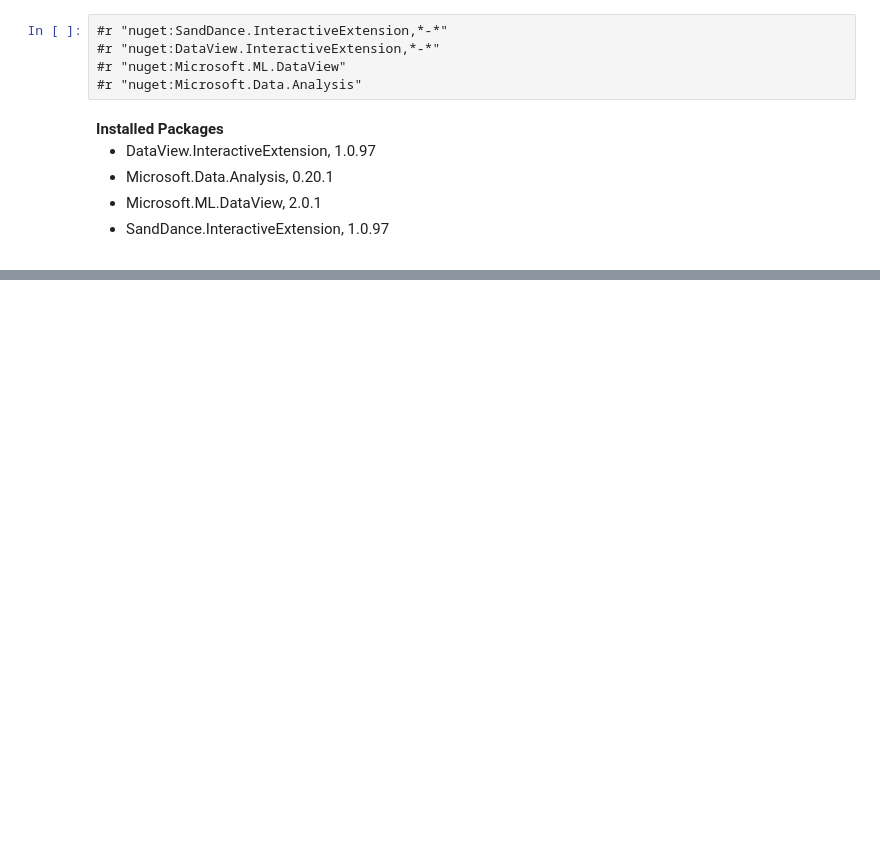
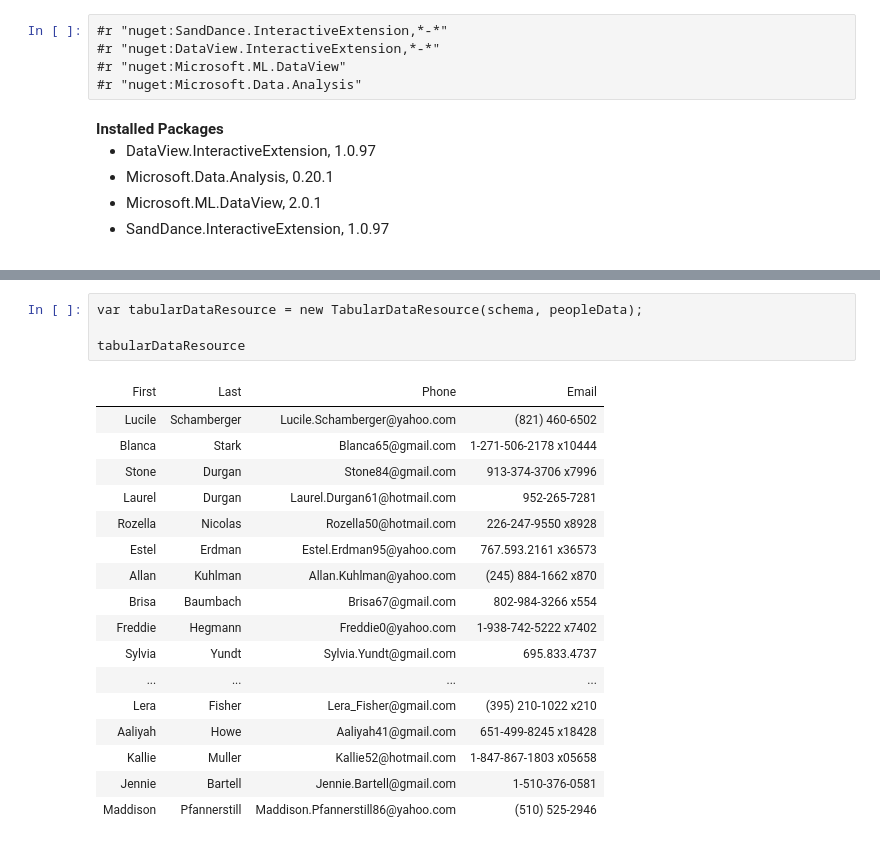
Before and after one commit to IntegerMan/PolyglotNotebookTalk, a Jupyter notebook: 02_Polyglot/14_SandDance.ipynb, the cells around one changed output, grey strips where cells are left out. Drawn from its saved outputs; the diff is of its cells as text; blank space fills up the shorter version.

```diff
--- a/02_Polyglot/14_SandDance.ipynb
+++ b/02_Polyglot/14_SandDance.ipynb
@@ -28,0 +146,22 @@ ratings.ToTabularDataResource().ExploreWithSandDance().Display();
+# %%
+var tabularDataResource = new TabularDataResource(schema, peopleData);
+
+tabularDataResource
+# %% [output]
+| First | Last | Phone | Email |
+| Lucile | Schamberger | Lucile.Schamberger@yahoo.com | (821) 460-6502 |
+| Blanca | Stark | Blanca65@gmail.com | 1-271-506-2178 x10444 |
+| Stone | Durgan | Stone84@gmail.com | 913-374-3706 x7996 |
+| Laurel | Durgan | Laurel.Durgan61@hotmail.com | 952-265-7281 |
+| Rozella | Nicolas | Rozella50@hotmail.com | 226-247-9550 x8928 |
+| Estel | Erdman | Estel.Erdman95@yahoo.com | 767.593.2161 x36573 |
+| Allan | Kuhlman | Allan.Kuhlman@yahoo.com | (245) 884-1662 x870 |
+| Brisa | Baumbach | Brisa67@gmail.com | 802-984-3266 x554 |
+| Freddie | Hegmann | Freddie0@yahoo.com | 1-938-742-5222 x7402 |
+| Sylvia | Yundt | Sylvia.Yundt@gmail.com | 695.833.4737 |
+| ... | ... | ... | ... |
+| Lera | Fisher | Lera_Fisher@gmail.com | (395) 210-1022 x210 |
+| Aaliyah | Howe | Aaliyah41@gmail.com | 651-499-8245 x18428 |
+| Kallie | Muller | Kallie52@hotmail.com | 1-847-867-1803 x05658 |
+| Jennie | Bartell | Jennie.Bartell@gmail.com | 1-510-376-0581 |
+| Maddison | Pfannerstill | Maddison.Pfannerstill86@yahoo.com | (510) 525-2946 |
```
Also changed, not shown: parts of 14 cells of this notebook, 6 other files.
